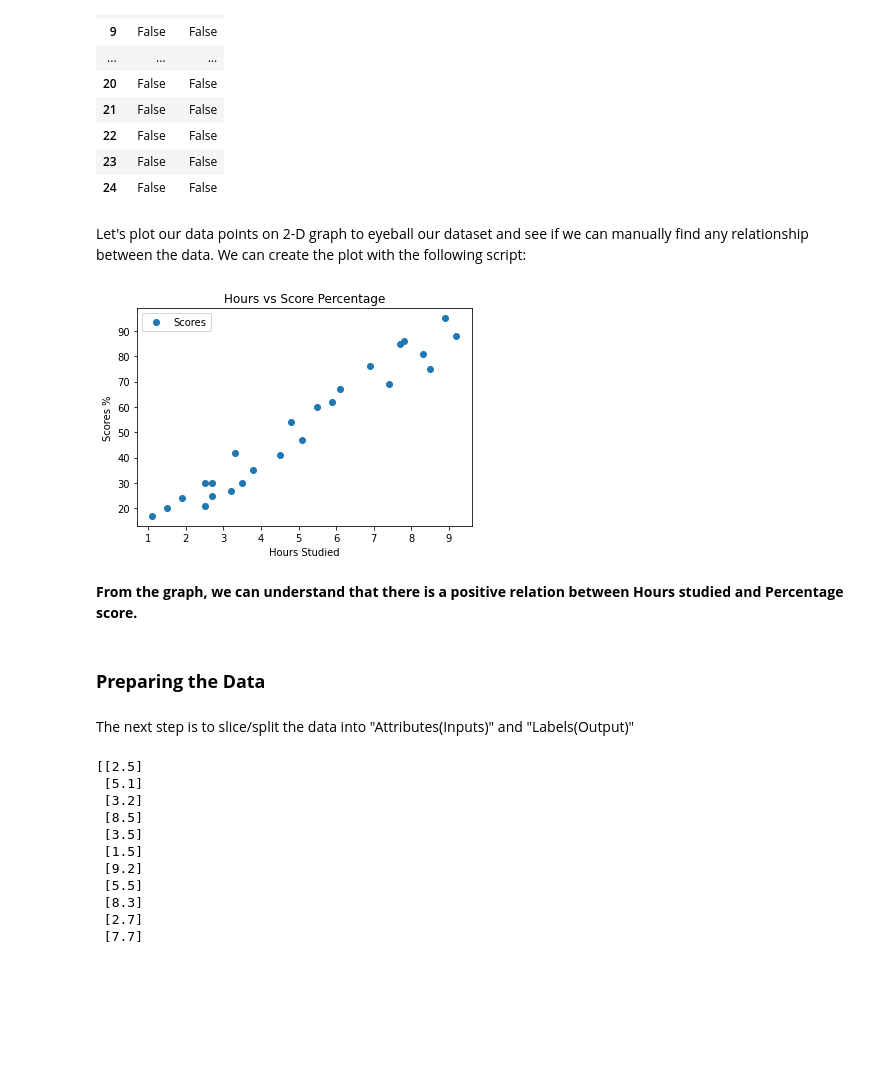
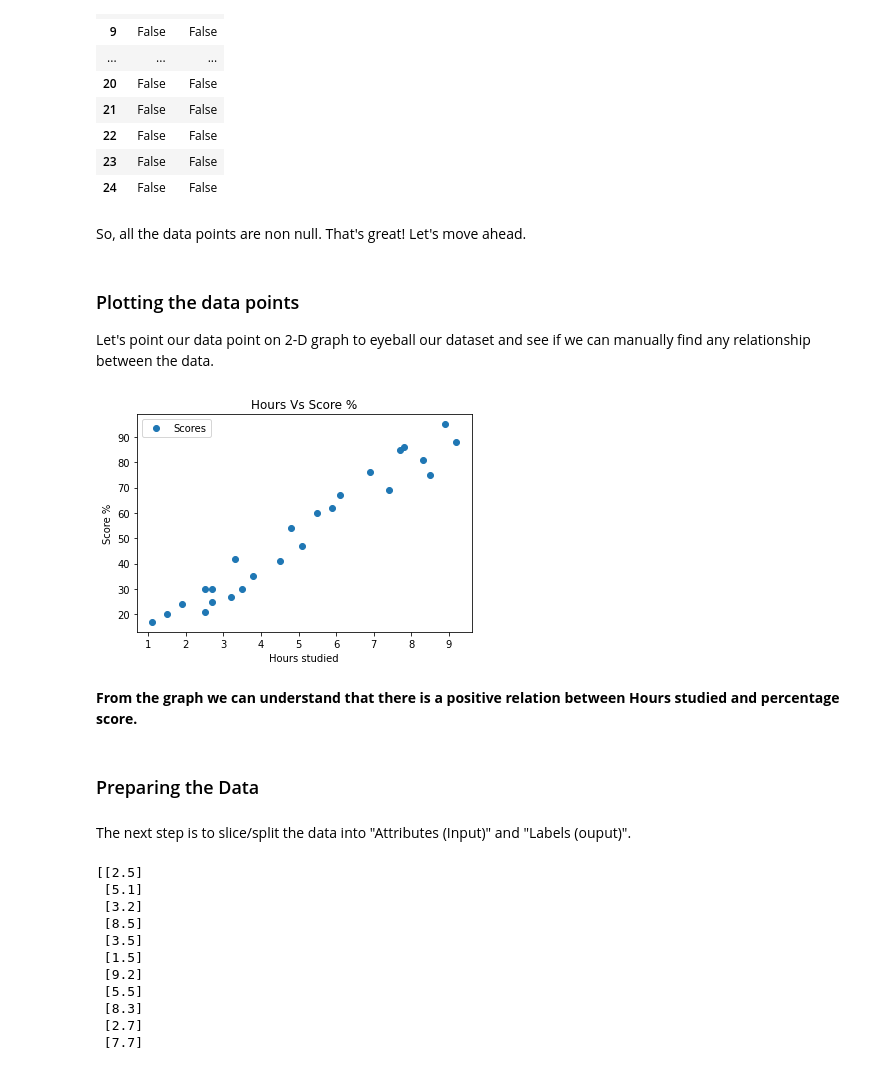
Before and after one commit to abhilashaojha/The-Sparks-Foundation, a Jupyter notebook: Task#1.ipynb, the cells around one changed output. Drawn from its saved outputs; the diff is of its cells as text; code cells hidden in the pictures; blank space fills up the shorter version.

```diff
--- a/Task#1.ipynb
+++ b/Task#1.ipynb
@@ -93,21 +115,25 @@ student.isnull()
 | 22 | False | False |
 | 23 | False | False |
 | 24 | False | False |
+# %% [markdown]
+So, all the data points are non null. That's great! Let's move ahead.
 # %% [markdown]
-Let's plot our data points on 2-D graph to eyeball our dataset and see if we can manually find any relationship between the data. We can create the plot with the following script:
+### Plotting the data points
+Let's point our data point on 2-D graph to eyeball our dataset and see if we can manually find any relationship between the data.
 # %%
-# Plotting the distribution of scores
+#plotting the distribution of scores
+#plot() funtion is used to draw ponts in a diagram
 student.plot(x="Hours",y="Scores",style='o')
-plt.title('Hours vs Score Percentage')
-plt.xlabel('Hours Studied')
-plt.ylabel('Scores %')
+plt.title("Hours Vs Score %") #title of the graph
+plt.xlabel("Hours studied")
+plt.ylabel("Score %")
 plt.show()
 # %% [output]
-[figure, old version]
+[figure, new version]
 # %% [markdown]
-**From the graph, we can understand that there is a positive relation between Hours studied and Percentage score.**
+**From the graph we can understand that there is a positive relation between Hours studied and percentage score.**
 # %% [markdown]
-### **Preparing the Data**
+### Preparing the Data
 # %% [markdown]
-The next step is to slice/split the data into "Attributes(Inputs)" and "Labels(Output)"
+The next step is to slice/split the data into "Attributes (Input)" and "Labels (ouput)".
 # %%
```
Also changed, not shown: parts of 22 cells of this notebook.
